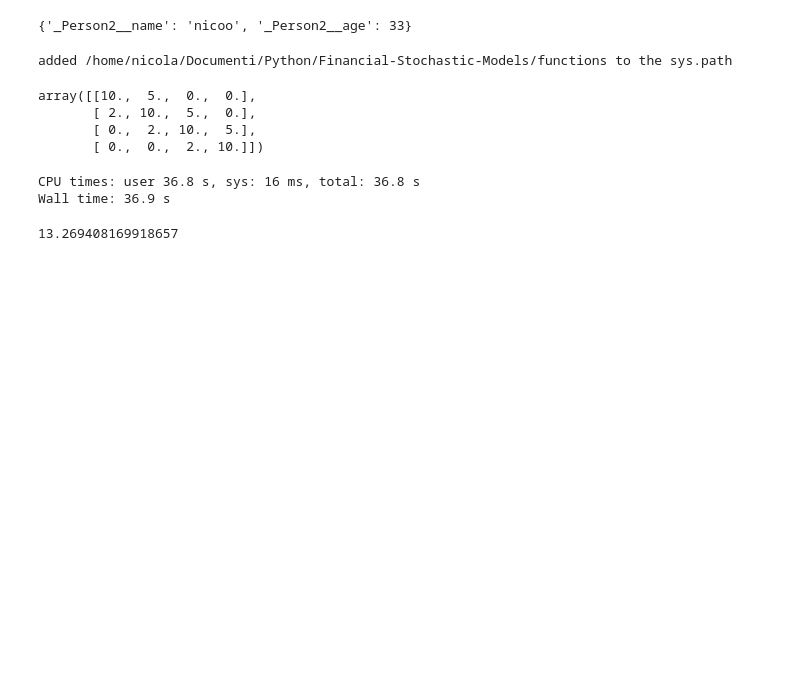
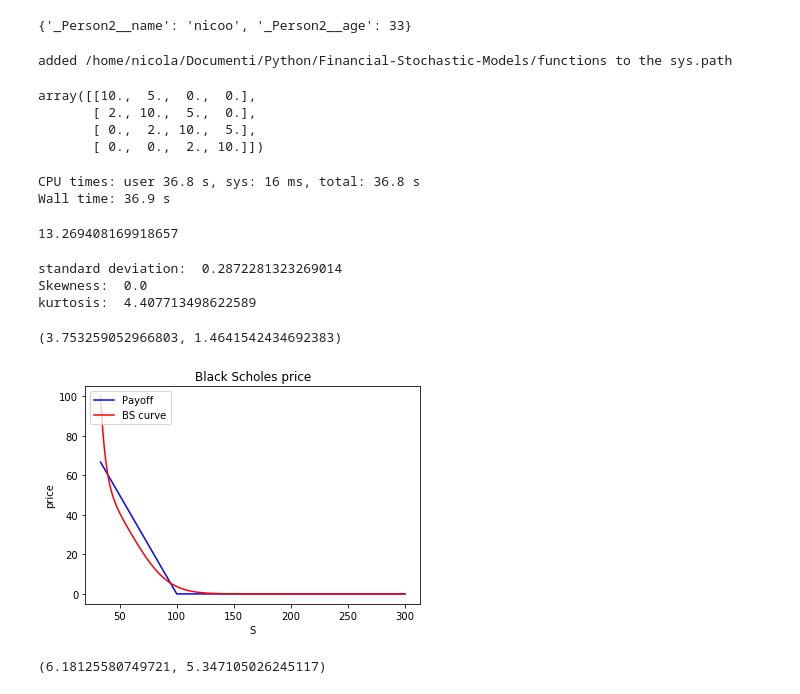
Before and after one commit to cantaro86/Financial-Models-Numerical-Methods, a Jupyter notebook: ZZ_tests.ipynb, the cells around one changed output. Saved outputs shown, nothing was run; the diff lists cells and outputs as text; code cells hidden in the pictures; blank space fills up the shorter version.

```diff
--- a/ZZ_tests.ipynb
+++ b/ZZ_tests.ipynb
@@ -101,0 +112,31 @@ print(oPrice)
+# %%
+# Creates the object with the parameters of the option
+opt_param = Option_param(S0=100, K=100, T=1, exercise="European", payoff="put" )
+
+# Creates the object with the parameters of the process
+Merton_param = Merton_process(r=0.1, sig=0.25, lam=0.08, muJ=0, sigJ=0.5)
+diff_param = Diffusion_process(r=0.1, sig=0.2)  # np.sqrt(Merton_param.var)
+
+print("standard deviation: ", np.sqrt(Merton_param.var) )
+print("Skewness: ", Merton_param.skew)
+print("kurtosis: ", Merton_param.kurt)
+
+# Creates the object of the pricer
+BS = BS_pricer(opt_param, diff_param)
+Merton = Merton_pricer(opt_param, Merton_param)
+# %% [output]
+standard deviation:  0.2872281323269014
+Skewness:  0.0
+kurtosis:  4.407713498622589
+# %%
+BS.PDE_price((7000,4000), Time=True)
+# %% [output]
+(3.753259052966803, 1.4641542434692383)
+# %%
+BS.plot()
+# %% [output]
+[figure, added]
+# %%
+Merton.PIDE_price((5000,4000), Time=True)
+# %% [output]
+(6.18125580749721, 5.347105026245117)
```
Also changed, not shown: parts of 7 cells of this notebook, 22 other files.
